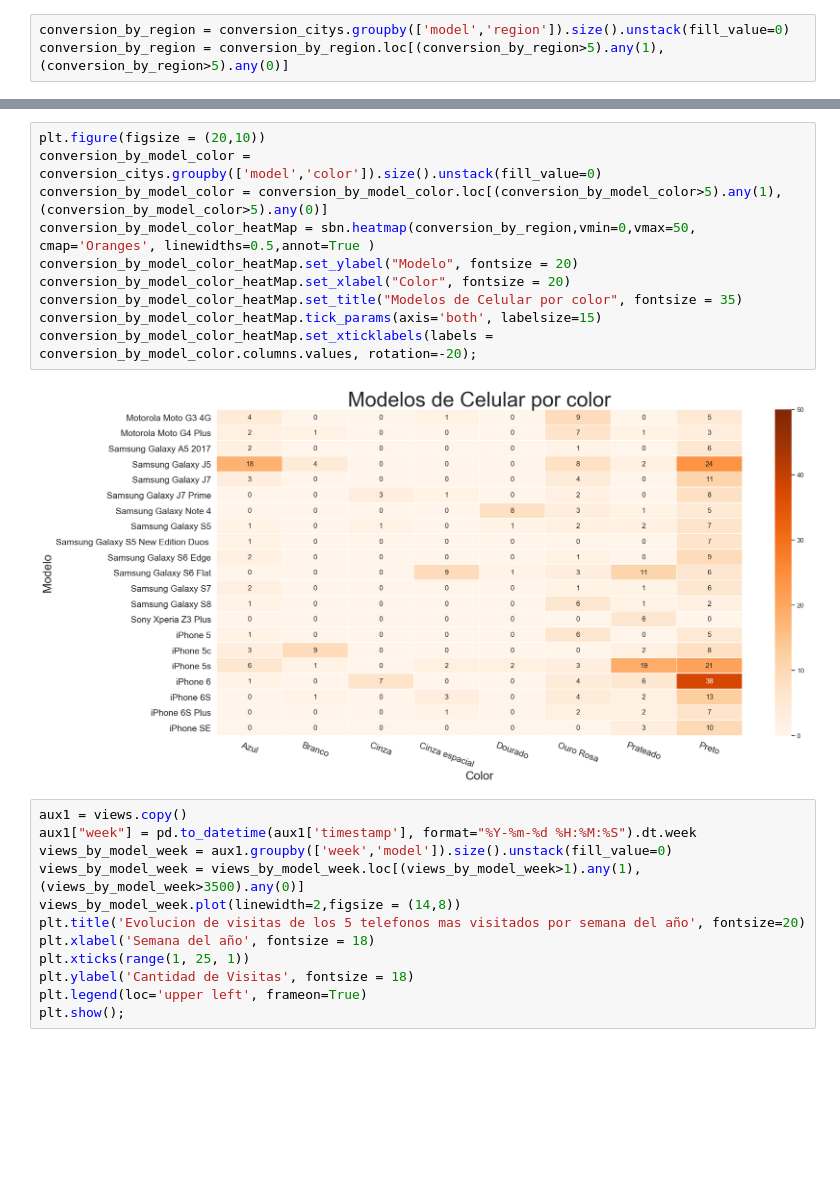
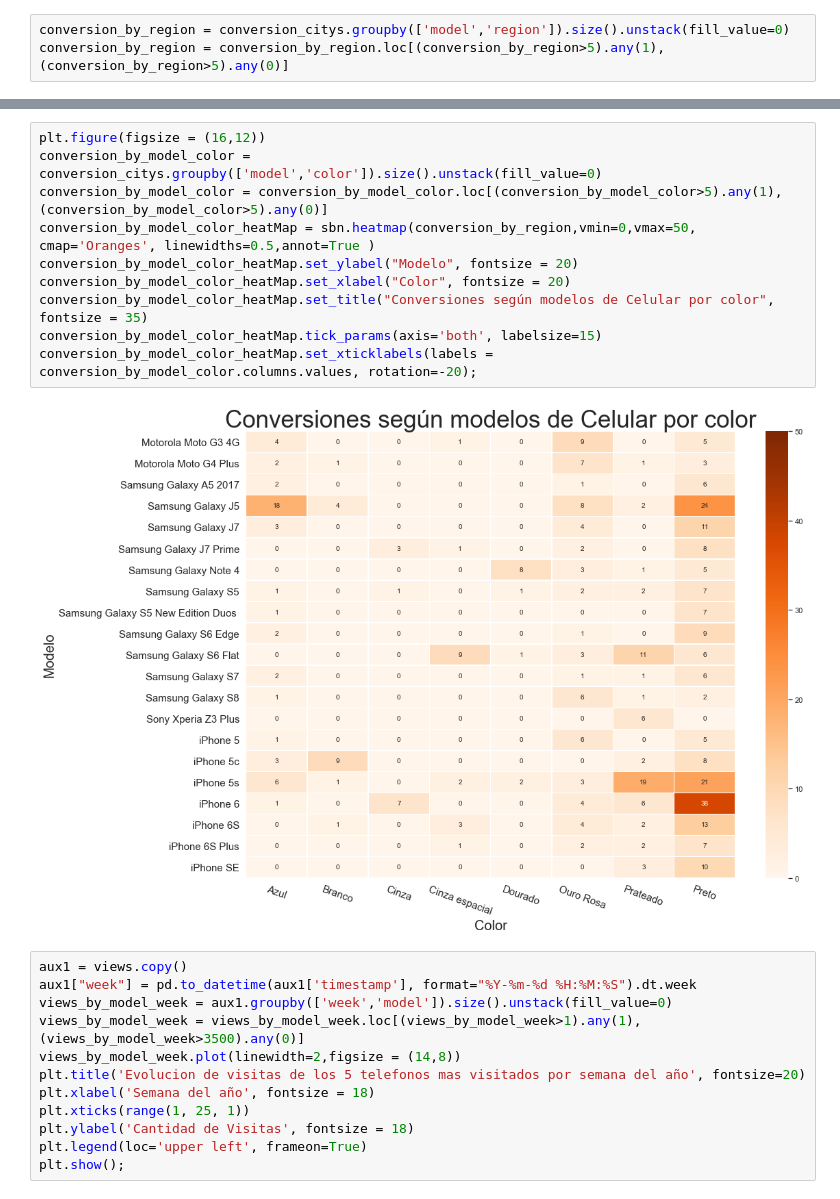
Before and after one commit to Blaz77/DatosReloaded, a Jupyter notebook: TP1/Exploracion_Trocafone.ipynb, the cells around one changed output, grey strips where cells are left out. Drawn from its saved outputs; the diff is of its cells as text; blank space fills up the shorter version.

```diff
--- a/TP1/Exploracion_Trocafone.ipynb
+++ b/TP1/Exploracion_Trocafone.ipynb
@@ -241,15 +270,15 @@ conversion_by_region_heatMap.set_xticklabels(labels = conversion_by_region.colum
 # %%
-plt.figure(figsize = (20,10))
+plt.figure(figsize = (16,12))
 conversion_by_model_color = conversion_citys.groupby(['model','color']).size().unstack(fill_value=0)
 conversion_by_model_color = conversion_by_model_color.loc[(conversion_by_model_color>5).any(1), (conversion_by_model_color>5).any(0)]
 conversion_by_model_color_heatMap = sbn.heatmap(conversion_by_region,vmin=0,vmax=50, cmap='Oranges', linewidths=0.5,annot=True )
 conversion_by_model_color_heatMap.set_ylabel("Modelo", fontsize = 20)
 conversion_by_model_color_heatMap.set_xlabel("Color", fontsize = 20)
-conversion_by_model_color_heatMap.set_title("Modelos de Celular por color", fontsize = 35)
+conversion_by_model_color_heatMap.set_title("Conversiones según modelos de Celular por color", fontsize = 35)
 conversion_by_model_color_heatMap.tick_params(axis='both', labelsize=15)
 conversion_by_model_color_heatMap.set_xticklabels(labels = conversion_by_model_color.columns.values, rotation=-20);
 # %% [output]
-[figure, old version]
+[figure, new version]
 # %%
 aux1 = views.copy()
 aux1["week"] = pd.to_datetime(aux1['timestamp'], format="%Y-%m-%d %H:%M:%S").dt.week
```
Also changed, not shown: parts of 17 cells of this notebook.
